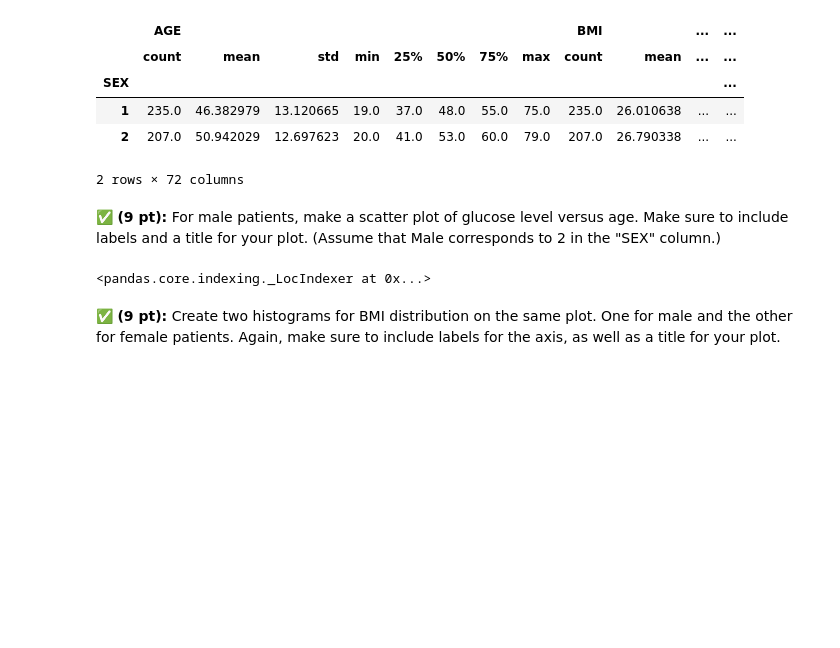
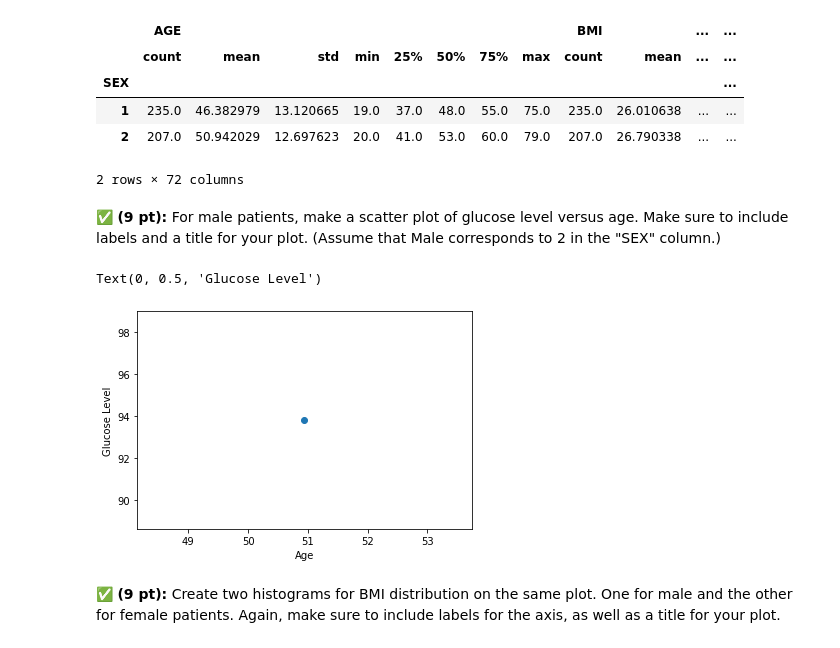
Before and after one commit to connorsugrue/turn-in_CMSE202, a Jupyter notebook: midterm/CMSE202-Midterm-Sect001_TF_Mods-STUDENT.ipynb, the cells around one changed output. Drawn from its saved outputs; the diff is of its cells as text; code cells hidden in the pictures; blank space fills up the shorter version.

```diff
--- a/midterm/CMSE202-Midterm-Sect001_TF_Mods-STUDENT.ipynb
+++ b/midterm/CMSE202-Midterm-Sect001_TF_Mods-STUDENT.ipynb
@@ -136,12 +136,14 @@ described_sex
 2 rows × 72 columns
 # %% [markdown]
 &#9989; **(9 pt):** For male patients, make a scatter plot of glucose level versus age. Make sure to include labels and a title for your plot. (Assume that Male corresponds to 2 in the "SEX" column.)
-# %%
-described_sex.loc
-# %% [output]
-<pandas.core.indexing._LocIndexer at 0x...>
 # %%
 ## put your code here
-plt.scatter(described_sex)
+import matplotlib.pyplot as plt
+plt.scatter(described_sex["AGE"]["mean"][2], described_sex["Glucose"]["mean"][2])
+plt.xlabel("Age")
+plt.ylabel("Glucose Level")
+# %% [output]
+Text(0, 0.5, 'Glucose Level')
+[figure, added]
 # %% [markdown]
 &#9989; **(9 pt):** Create two histograms for BMI distribution on the same plot. One for male and the other for female patients. Again, make sure to include labels for the axis, as well as a title for your plot.
```
Also changed, not shown: parts of 9 cells of this notebook, 1 other file.
